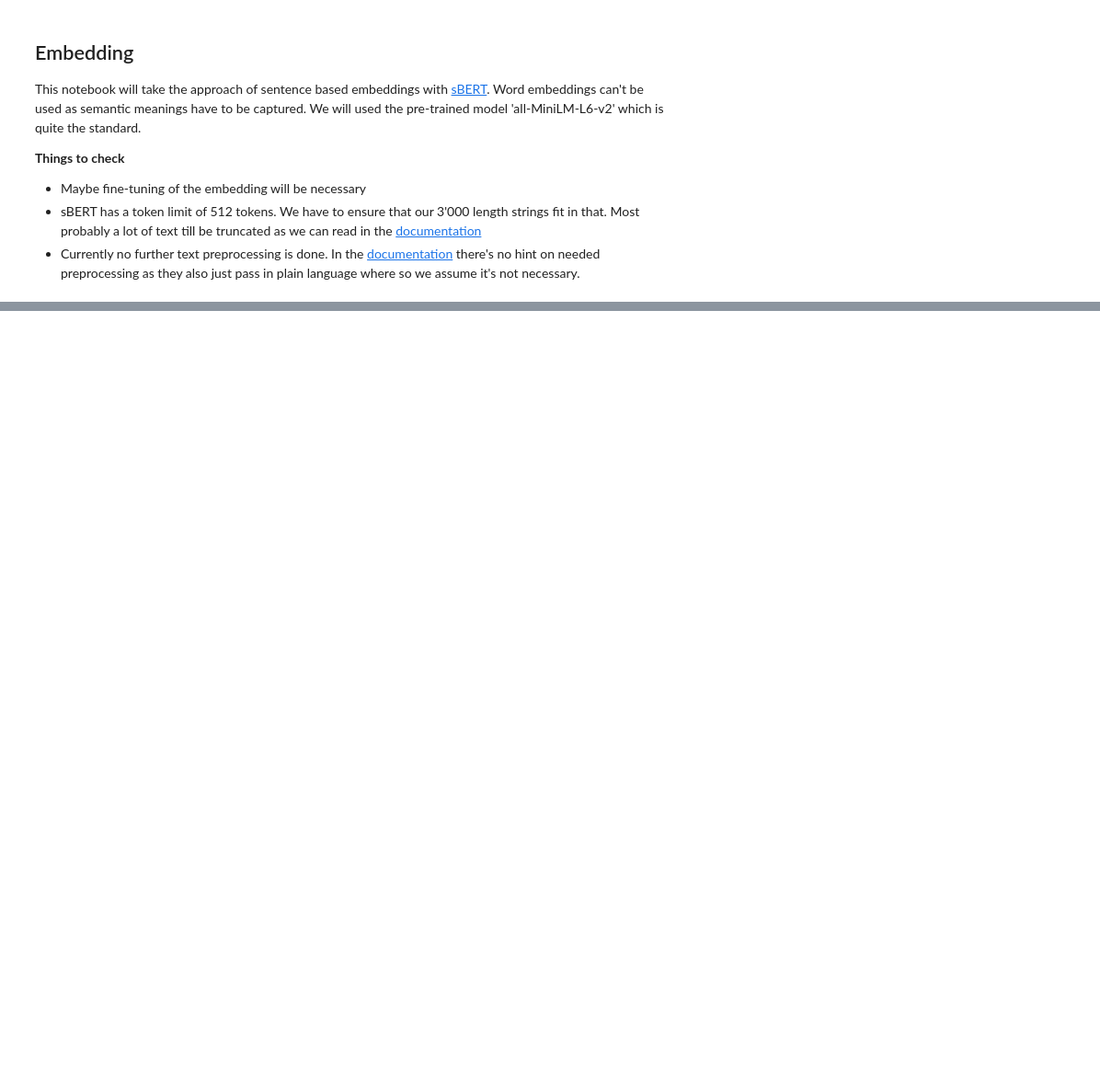
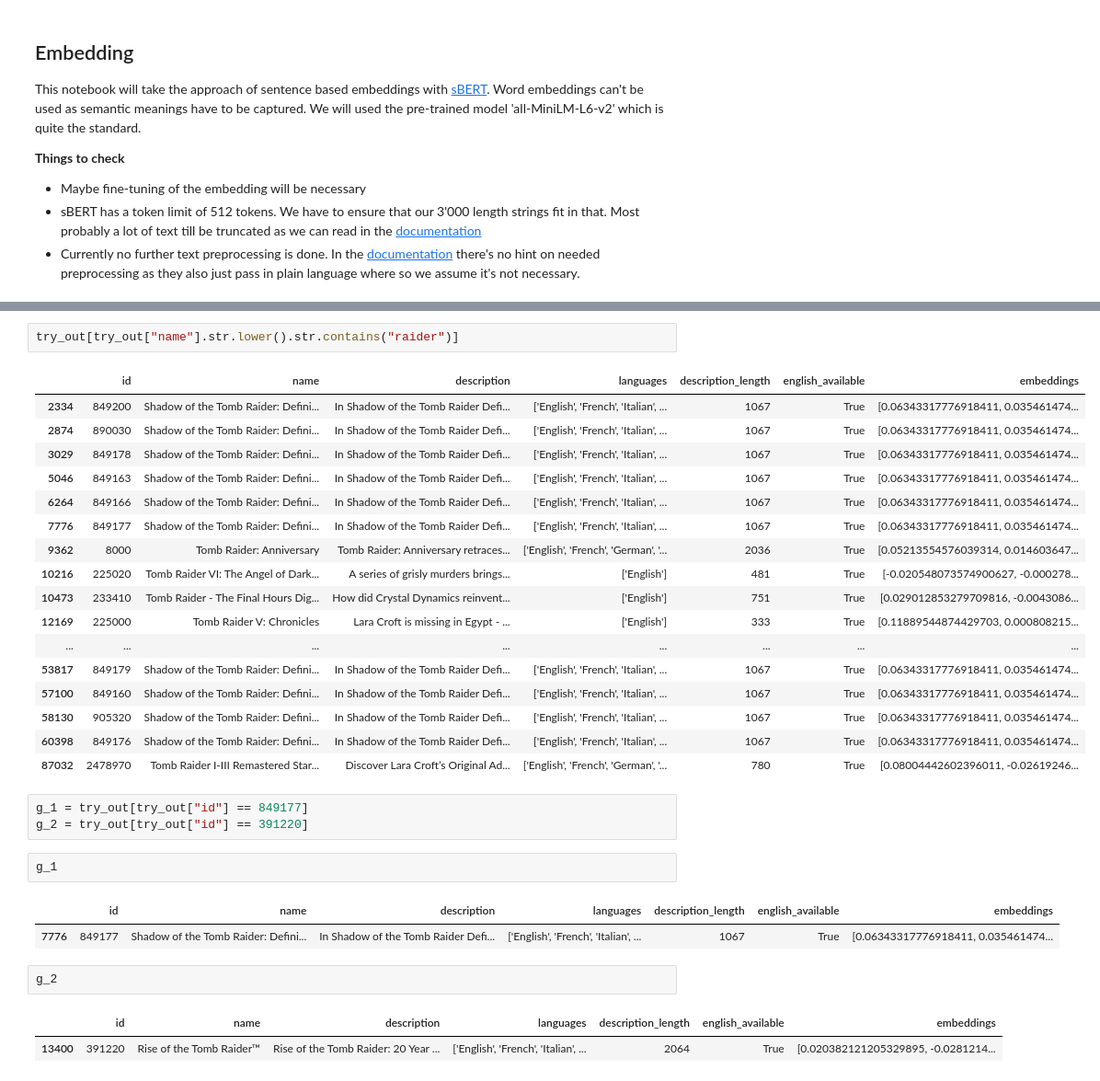
Before and after one commit to V8-Luky/dspro1, a Jupyter notebook: bert_embeddings.ipynb, the cells around one changed output, grey strips where cells are left out. Shown at 92% size. Drawn from its saved outputs; the diff is of its cells as text; blank space fills up the shorter version.

```diff
--- a/bert_embeddings.ipynb
+++ b/bert_embeddings.ipynb
@@ -242,2 +259,35 @@ See the caveats in the documentation: https://pandas.pydata.org/pandas-docs/stab
+# %%
+try_out[try_out["name"].str.lower().str.contains("raider")]
+# %% [output]
+|  | id | name | description | languages | description_length | english_available | embeddings |
+| 2334 | 849200 | Shadow of the Tomb Raider: Defini... | In Shadow of the Tomb Raider Defi... | ['English', 'French', 'Italian', ... | 1067 | True | [0.06343317776918411, 0.035461474... |
+| 2874 | 890030 | Shadow of the Tomb Raider: Defini... | In Shadow of the Tomb Raider Defi... | ['English', 'French', 'Italian', ... | 1067 | True | [0.06343317776918411, 0.035461474... |
+| 3029 | 849178 | Shadow of the Tomb Raider: Defini... | In Shadow of the Tomb Raider Defi... | ['English', 'French', 'Italian', ... | 1067 | True | [0.06343317776918411, 0.035461474... |
+| 5046 | 849163 | Shadow of the Tomb Raider: Defini... | In Shadow of the Tomb Raider Defi... | ['English', 'French', 'Italian', ... | 1067 | True | [0.06343317776918411, 0.035461474... |
+| 6264 | 849166 | Shadow of the Tomb Raider: Defini... | In Shadow of the Tomb Raider Defi... | ['English', 'French', 'Italian', ... | 1067 | True | [0.06343317776918411, 0.035461474... |
+| 7776 | 849177 | Shadow of the Tomb Raider: Defini... | In Shadow of the Tomb Raider Defi... | ['English', 'French', 'Italian', ... | 1067 | True | [0.06343317776918411, 0.035461474... |
+| 9362 | 8000 | Tomb Raider: Anniversary | Tomb Raider: Anniversary retraces... | ['English', 'French', 'German', '... | 2036 | True | [0.05213554576039314, 0.014603647... |
+| 10216 | 225020 | Tomb Raider VI: The Angel of Dark... | A series of grisly murders brings... | ['English'] | 481 | True | [-0.020548073574900627, -0.000278... |
+| 10473 | 233410 | Tomb Raider - The Final Hours Dig... | How did Crystal Dynamics reinvent... | ['English'] | 751 | True | [0.029012853279709816, -0.0043086... |
+| 12169 | 225000 | Tomb Raider V: Chronicles | Lara Croft is missing in Egypt - ... | ['English'] | 333 | True | [0.11889544874429703, 0.000808215... |
+| ... | ... | ... | ... | ... | ... | ... | ... |
+| 53817 | 849179 | Shadow of the Tomb Raider: Defini... | In Shadow of the Tomb Raider Defi... | ['English', 'French', 'Italian', ... | 1067 | True | [0.06343317776918411, 0.035461474... |
+| 57100 | 849160 | Shadow of the Tomb Raider: Defini... | In Shadow of the Tomb Raider Defi... | ['English', 'French', 'Italian', ... | 1067 | True | [0.06343317776918411, 0.035461474... |
+| 58130 | 905320 | Shadow of the Tomb Raider: Defini... | In Shadow of the Tomb Raider Defi... | ['English', 'French', 'Italian', ... | 1067 | True | [0.06343317776918411, 0.035461474... |
+| 60398 | 849176 | Shadow of the Tomb Raider: Defini... | In Shadow of the Tomb Raider Defi... | ['English', 'French', 'Italian', ... | 1067 | True | [0.06343317776918411, 0.035461474... |
+| 87032 | 2478970 | Tomb Raider I-III Remastered Star... | Discover Lara Croft’s Original Ad... | ['English', 'French', 'German', '... | 780 | True | [0.08004442602396011, -0.02619246... |
+# %%
+g_1 = try_out[try_out["id"] == 849177]
+g_2 = try_out[try_out["id"] == 391220]
+# %%
+g_1
+# %% [output]
+|  | id | name | description | languages | description_length | english_available | embeddings |
+| 7776 | 849177 | Shadow of the Tomb Raider: Defini... | In Shadow of the Tomb Raider Defi... | ['English', 'French', 'Italian', ... | 1067 | True | [0.06343317776918411, 0.035461474... |
+# %%
+g_2
+# %% [output]
+|  | id | name | description | languages | description_length | english_available | embeddings |
+| 13400 | 391220 | Rise of the Tomb Raider™ | Rise of the Tomb Raider: 20 Year ... | ['English', 'French', 'Italian', ... | 2064 | True | [0.020382121205329895, -0.0281214... |
 # %%
 #Get similarity of the first two games
```
Also changed, not shown: parts of 7 cells of this notebook.
